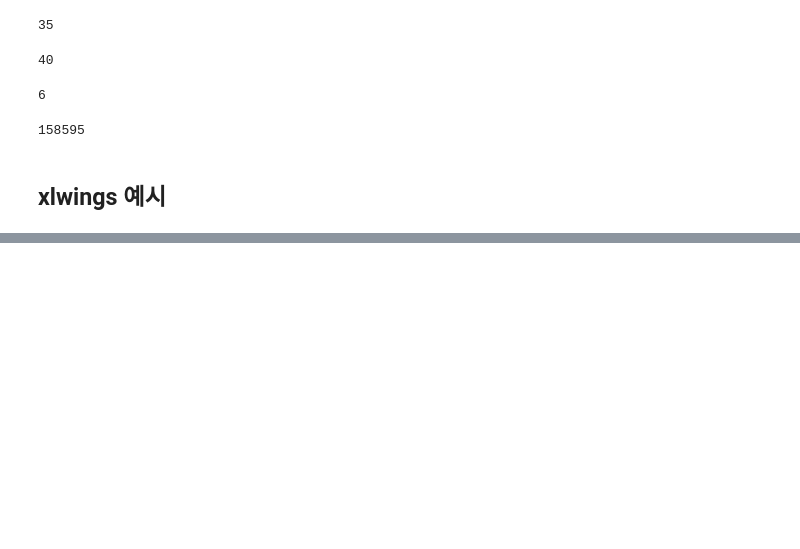
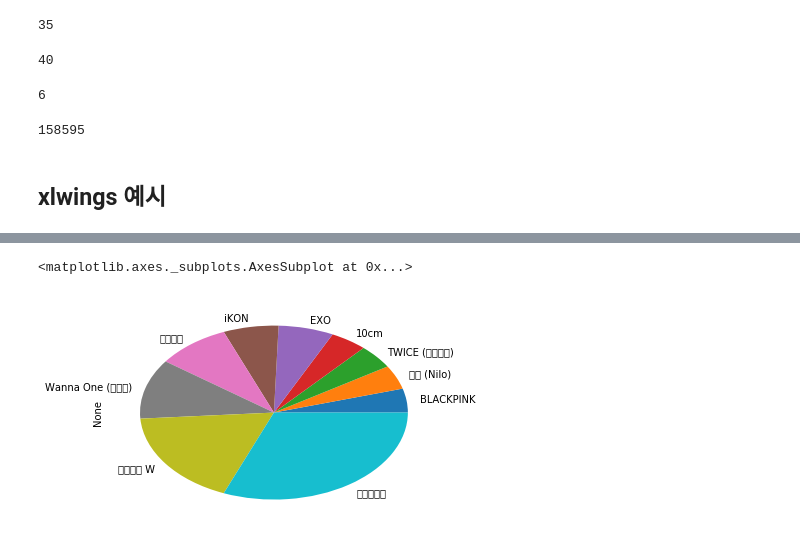
Before and after one commit to CodingSta/demo-sktelink-201902-python, a Jupyter notebook: 파이썬5.ipynb, the cells around one changed output, grey strips where cells are left out. Saved outputs shown, nothing was run; the diff lists cells and outputs as text; code cells hidden in the pictures; blank space fills up the shorter version.

```diff
--- a/파이썬5.ipynb
+++ b/파이썬5.ipynb
@@ -174,0 +294,4 @@ xw.view(keyword_list)
+# %%
+for 곡 in 멜론_top100_리스트:
+    if '가을' in 곡['곡명']:
+        print(곡['곡명'])
@@ -174,0 +301,9 @@ xw.view(keyword_list)
+# %%
+곡수 = 0
+
+for 곡 in 멜론_top100_리스트:
+    if int(곡['좋아요']) > 200000:
+        print(곡['곡명'])
+        곡수 += 1
+
+곡수
@@ -174,0 +331,12 @@ xw.view(keyword_list)
+# %%
+가수별_곡수 = {}
+
+for 곡 in 멜론_top100_리스트:
+    가수명 = 곡['가수']
+    # 가수명이 가수별_곡수 사전에 Key로서 등록이 되어있지 않다면?
+    if 가수명 not in 가수별_곡수:
+        가수별_곡수[가수명] = 1
+    else:
+        가수별_곡수[가수명] += 1
+
+가수별_곡수
@@ -174,0 +361,4 @@ xw.view(keyword_list)
+# %%
+import pandas as pd
+
+series = pd.Series(가수별_곡수).sort_values()
@@ -174,0 +367,5 @@ xw.view(keyword_list)
+# %%
+series[-10:].plot(kind='pie')
+# %% [output]
+<matplotlib.axes._subplots.AxesSubplot at 0x...>
+[figure, added]
```
Also changed, not shown: parts of 26 cells of this notebook.
